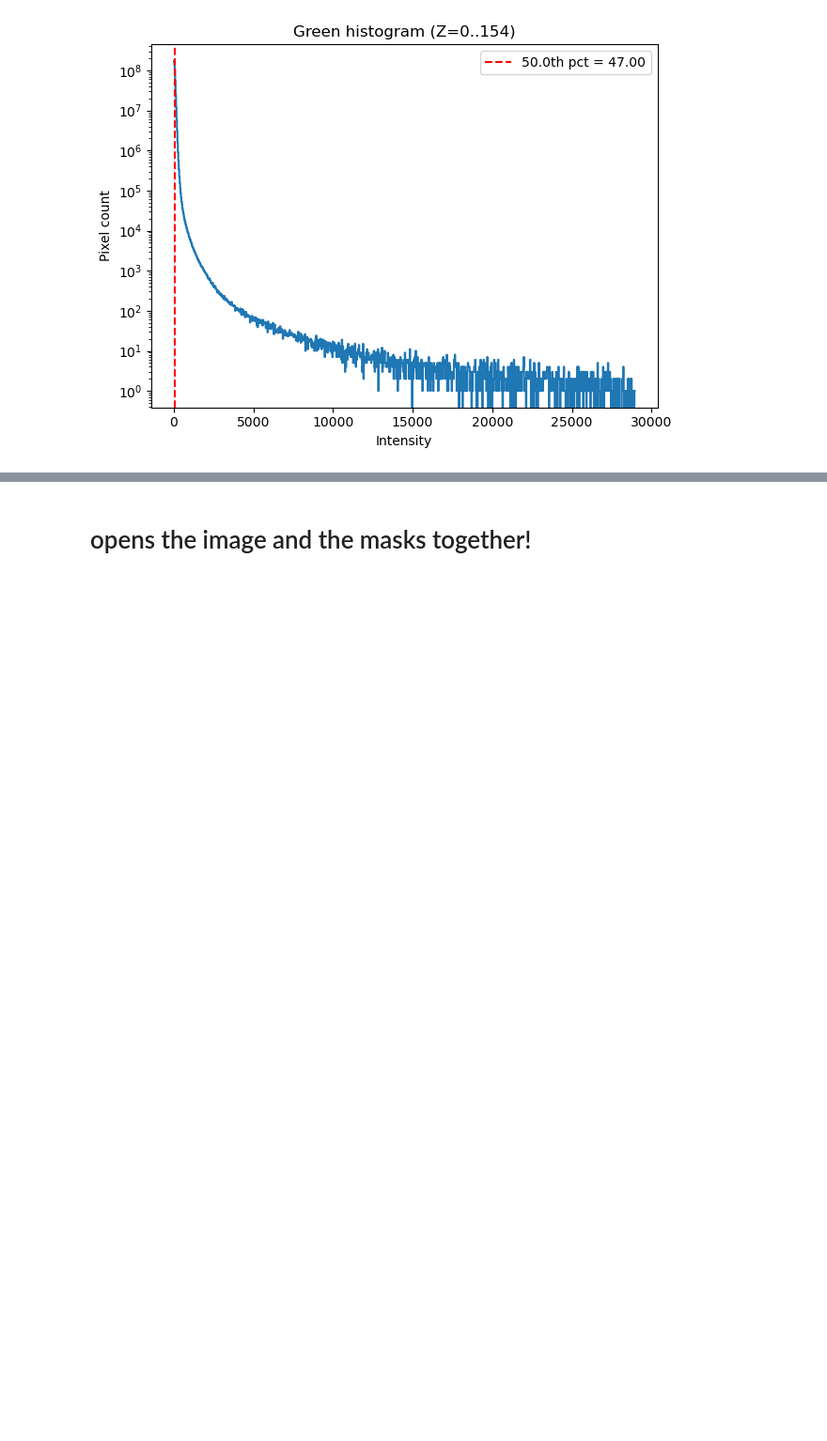
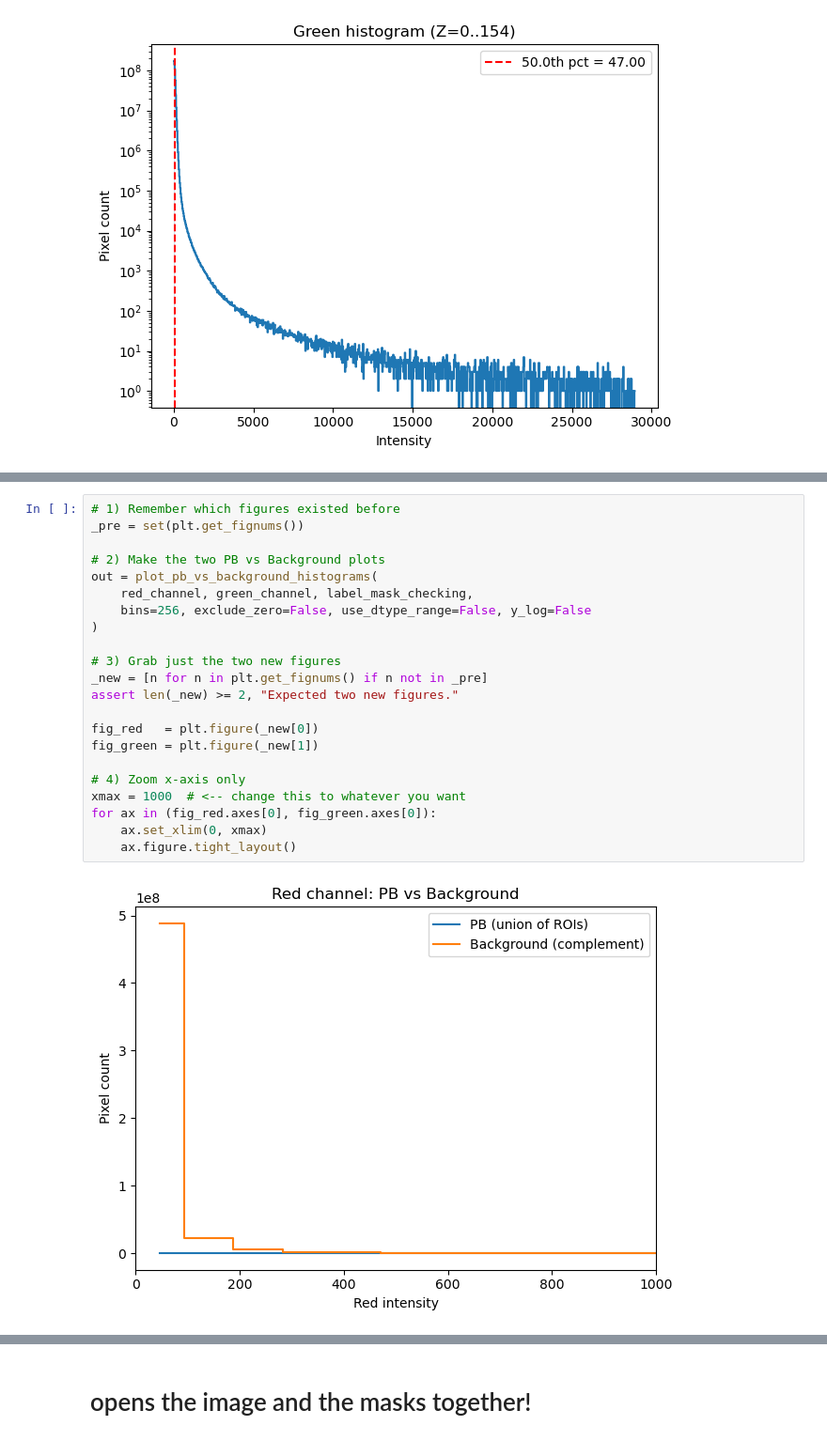
Before and after one commit to sansachenlelele/connectome_analysis_fisherlab, a Jupyter notebook: analysis_get-main-value-25summer.ipynb, the cells around one changed output, grey strips where cells are left out. Shown at 94% size. Saved outputs shown, nothing was run; the diff lists cells and outputs as text; blank space fills up the shorter version.

```diff
--- a/analysis_get-main-value-25summer.ipynb
+++ b/analysis_get-main-value-25summer.ipynb
@@ -917,0 +1212,24 @@ summary_df
+# %%
+# 1) Remember which figures existed before
+_pre = set(plt.get_fignums())
+
+# 2) Make the two PB vs Background plots
+out = plot_pb_vs_background_histograms(
+    red_channel, green_channel, label_mask_checking,
+    bins=256, exclude_zero=False, use_dtype_range=False, y_log=False
+)
+
+# 3) Grab just the two new figures
+_new = [n for n in plt.get_fignums() if n not in _pre]
+assert len(_new) >= 2, "Expected two new figures."
+
+fig_red   = plt.figure(_new[0])
+fig_green = plt.figure(_new[1])
+
+# 4) Zoom x-axis only
+xmax = 1000  # <-- change this to whatever you want
+for ax in (fig_red.axes[0], fig_green.axes[0]):
+    ax.set_xlim(0, xmax)
+    ax.figure.tight_layout()
+# %% [output]
+[figure, added]
```
Also changed, not shown: parts of 31 cells of this notebook.
